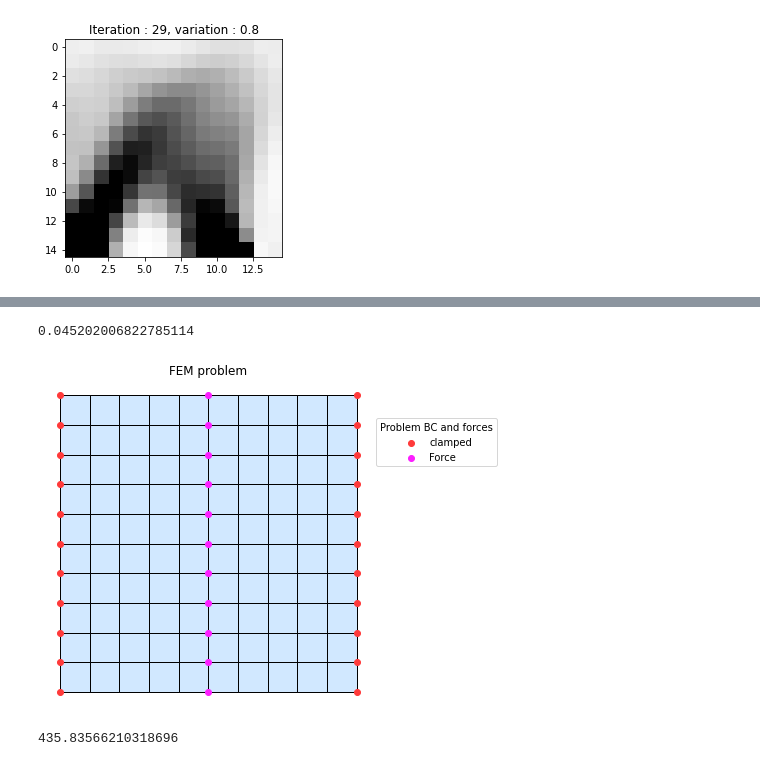
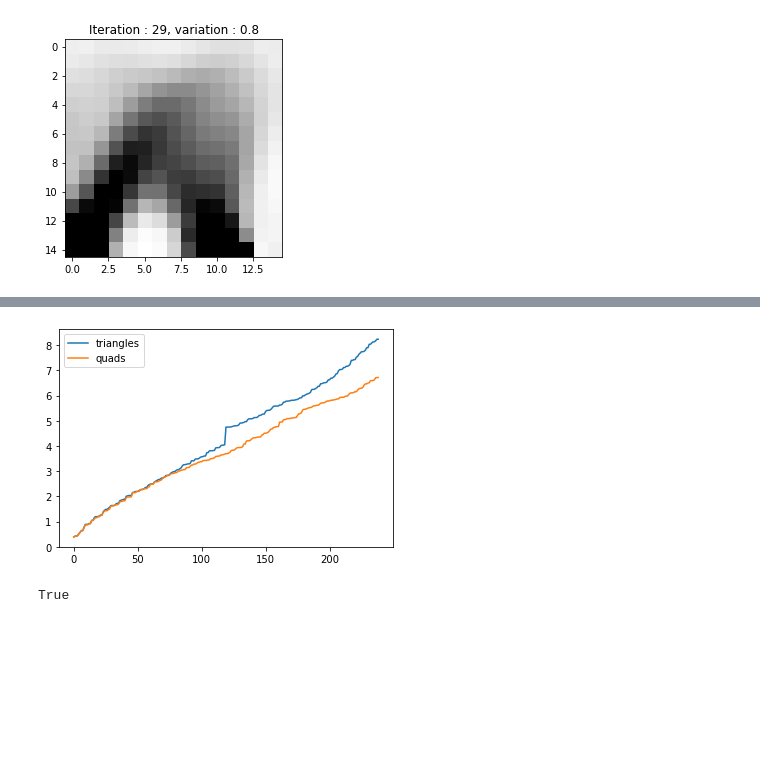
Before and after one commit to olivecha/FEMOL, a Jupyter notebook: DEV_Vibration_TOM.ipynb, the cells around one changed output, grey strips where cells are left out. Saved outputs shown, nothing was run; the diff lists cells and outputs as text; code cells hidden in the pictures; blank space fills up the shorter version.

```diff
--- a/DEV_Vibration_TOM.ipynb
+++ b/DEV_Vibration_TOM.ipynb
@@ -138,12 +84,13 @@ mesh.plot.cell_data('X')
-# %%
-c2
-# %% [output]
-0.045202006822785114
-# %%
-problem.plot()
-# %% [output]
-[figure, removed]
-# %%
-np.abs(np.sum(mesh.point_data['d3_Uz']))
-# %% [output]
-435.83566210318696
+# %%
+
+
+plt.plot(w[0], label='triangles')
+plt.plot(w[1], label='quads')
+plt.legend()
+plt.show()
+# %% [output]
+[figure, added]
+# %%
+np.isclose(w[0][:15] - w[1][:15], 0, atol=1e-1).all()
+# %% [output]
+True
```
Also changed, not shown: parts of 6 cells of this notebook, 4 other files.
